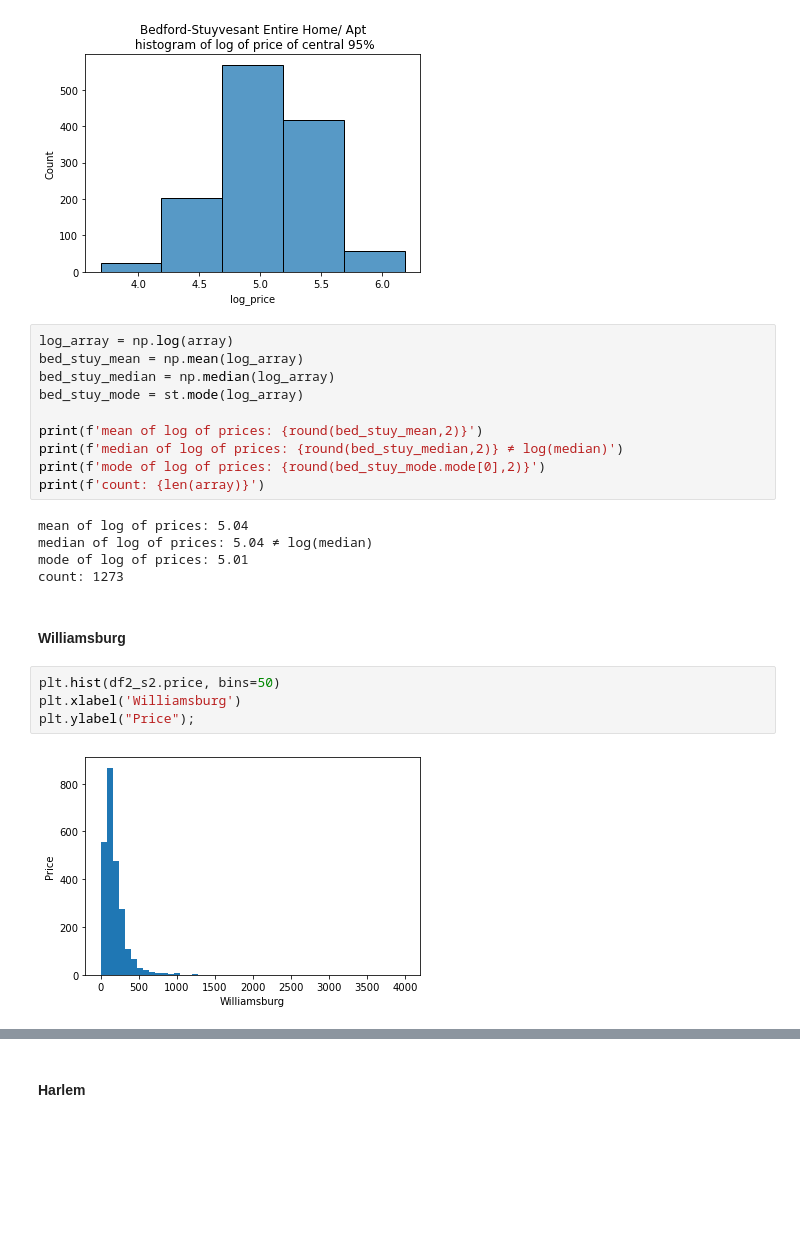
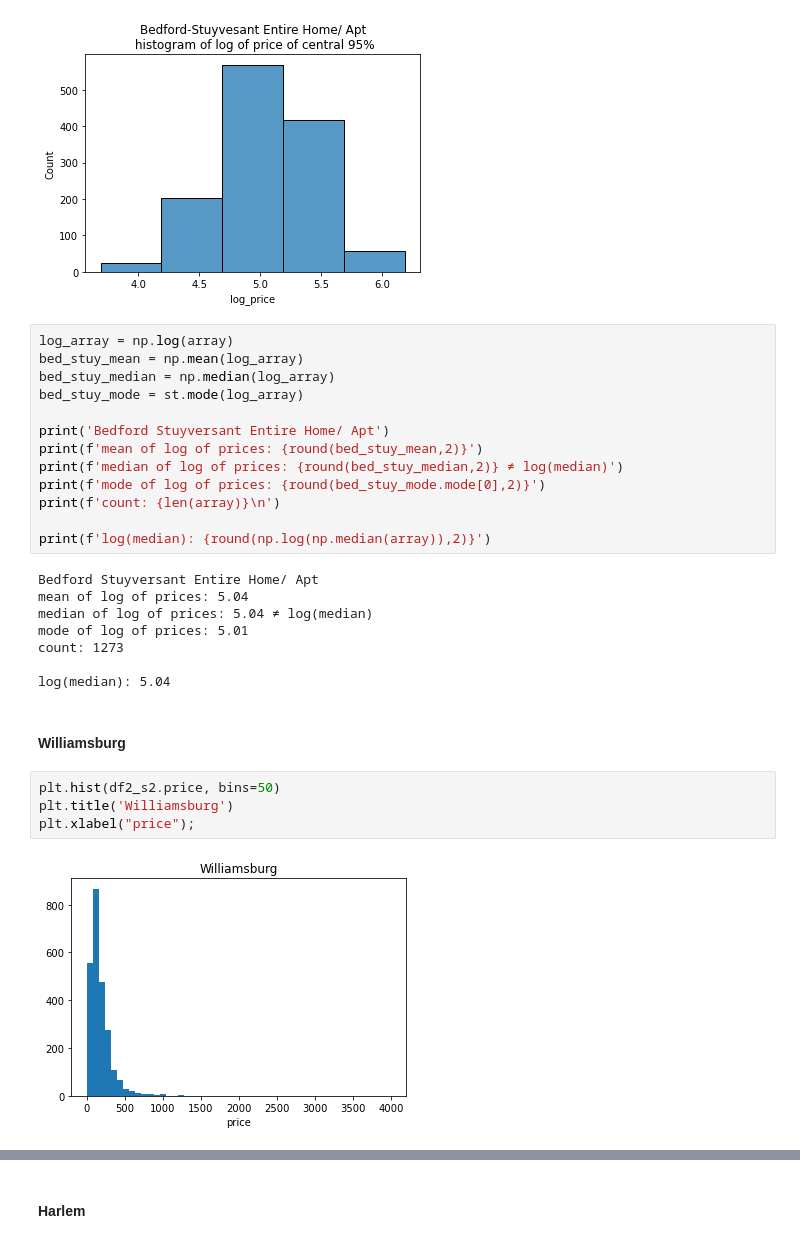
Before and after one commit to Naren1610/IST5520GrpProj, a Jupyter notebook: Milestone3_v3.ipynb, the cells around one changed output, grey strips where cells are left out. Drawn from its saved outputs; the diff is of its cells as text; blank space fills up the shorter version.

```diff
--- a/Milestone3_v3.ipynb
+++ b/Milestone3_v3.ipynb
@@ -323,20 +329,26 @@ bed_stuy_mean = np.mean(log_array)
 bed_stuy_median = np.median(log_array)
 bed_stuy_mode = st.mode(log_array)
 
+print('Bedford Stuyversant Entire Home/ Apt')
 print(f'mean of log of prices: {round(bed_stuy_mean,2)}')
 print(f'median of log of prices: {round(bed_stuy_median,2)} ≠ log(median)')
 print(f'mode of log of prices: {round(bed_stuy_mode.mode[0],2)}')
-print(f'count: {len(array)}')
+print(f'count: {len(array)}\n')
+
+print(f'log(median): {round(np.log(np.median(array)),2)}')
 # %% [output]
+Bedford Stuyversant Entire Home/ Apt
 mean of log of prices: 5.04
 median of log of prices: 5.04 ≠ log(median)
 mode of log of prices: 5.01
 count: 1273
+
+log(median): 5.04
 # %% [markdown]
 #### Williamsburg
 # %%
 plt.hist(df2_s2.price, bins=50)
-plt.xlabel('Williamsburg')
-plt.ylabel("Price");
+plt.title('Williamsburg')
+plt.xlabel("price");
 # %% [output]
-[figure, old version]
+[figure, new version]
```
Also changed, not shown: parts of 51 cells of this notebook.
